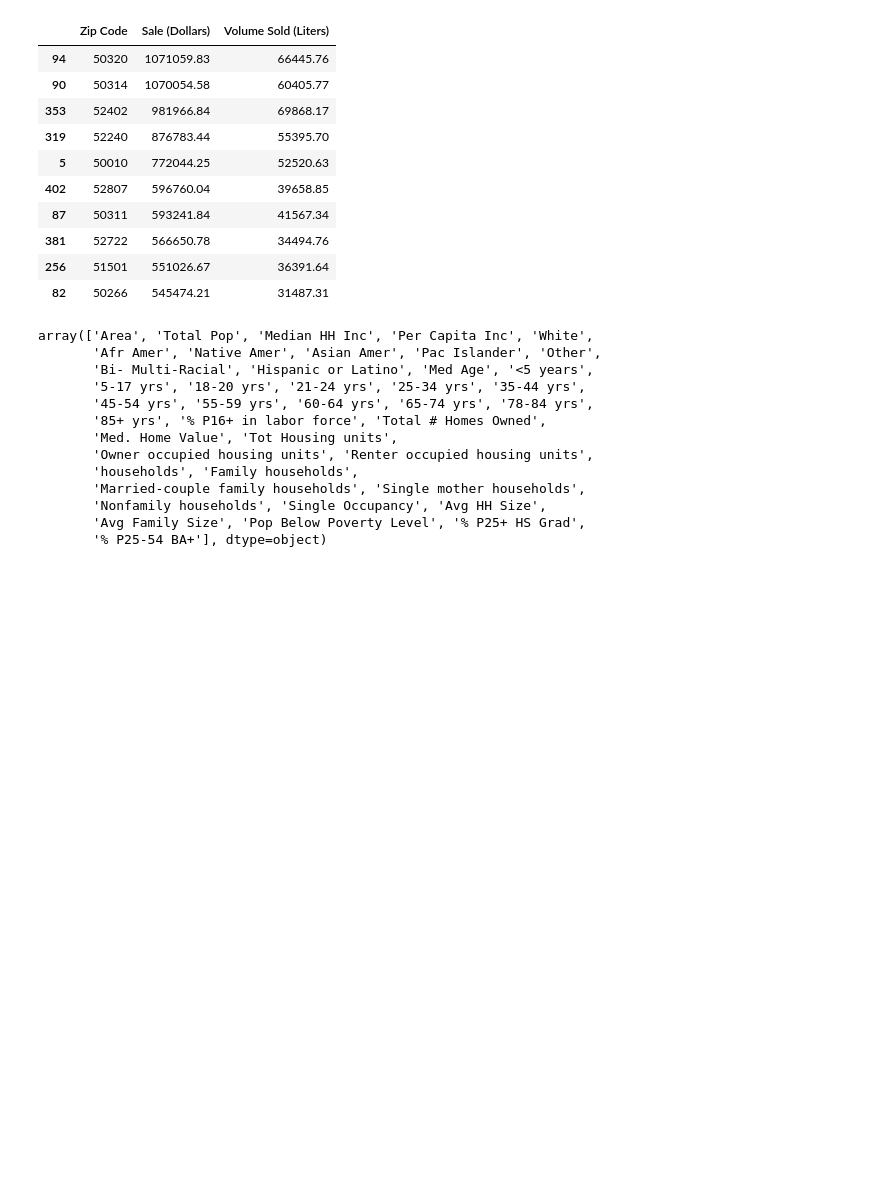
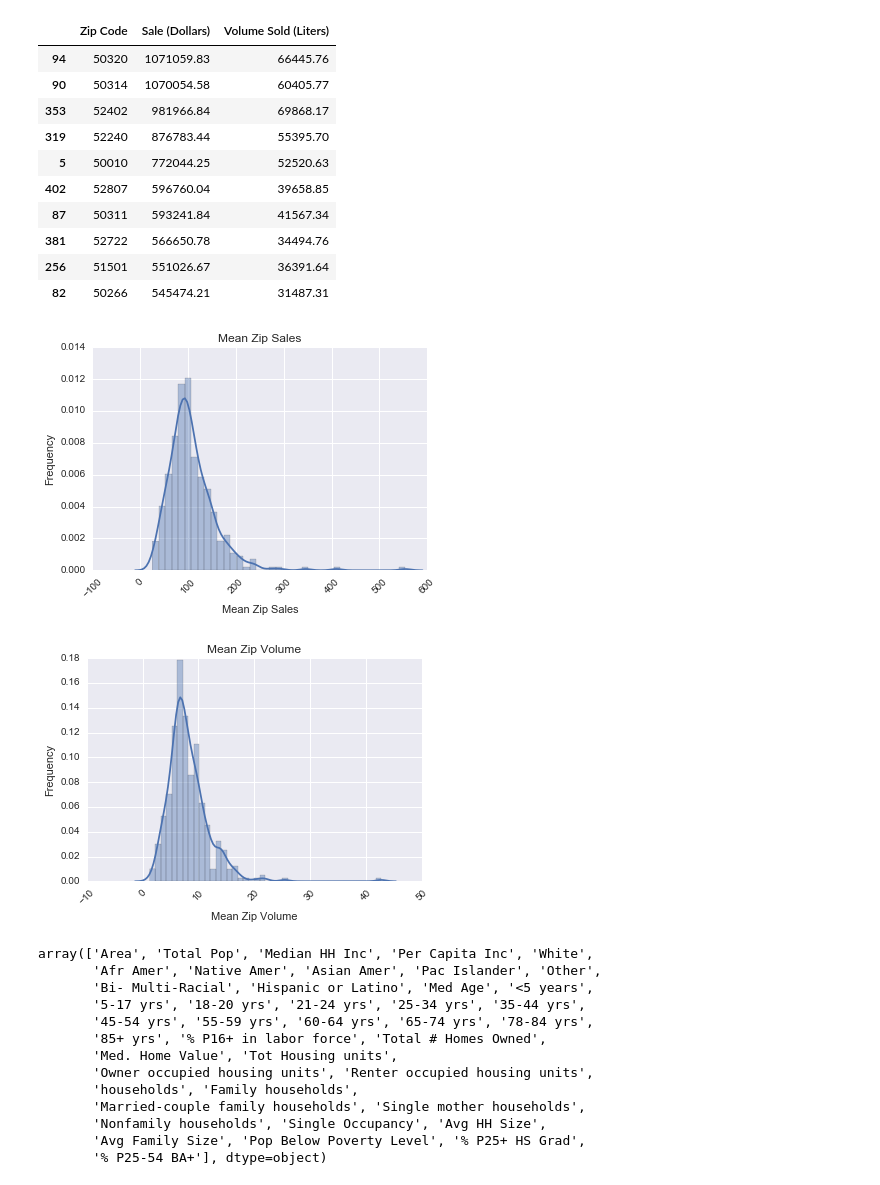
Before and after one commit to spockl/ga-dsi-1, a Jupyter notebook: projects/projects-weekly/project-03/starter-code/project-3-jocelyn-ong.ipynb, the cells around one changed output. Cells and saved outputs as stored; diff of their text form; code cells hidden in the pictures; blank space fills up the shorter version.

```diff
--- a/projects/projects-weekly/project-03/starter-code/project-3-jocelyn-ong.ipynb
+++ b/projects/projects-weekly/project-03/starter-code/project-3-jocelyn-ong.ipynb
@@ -277,6 +277,17 @@ def draw_histograms(data, col):
     plt.xticks(rotation=45);
     plt.show();
     print
+# %%
+# Mean sales and volume by zip codes
+zip_mean = df2.groupby('Zip Code')[agg_columns].mean().reset_index()
+zip_mean.columns = ['Zip Code', 'Mean Zip Sales', 'Mean Zip Volume']
+zip_mean_aggs = ['Mean Zip Sales', 'Mean Zip Volume']
+
+for i in zip_mean_aggs:
+    draw_histograms(zip_mean, i)
+# %% [output]
+[figure, added]
+[figure, added]
 # %%
 # We'll take a look at our demographic data as well
 demo_data.columns.values
```
Also changed, not shown: parts of 2 cells of this notebook, 5 other files.
